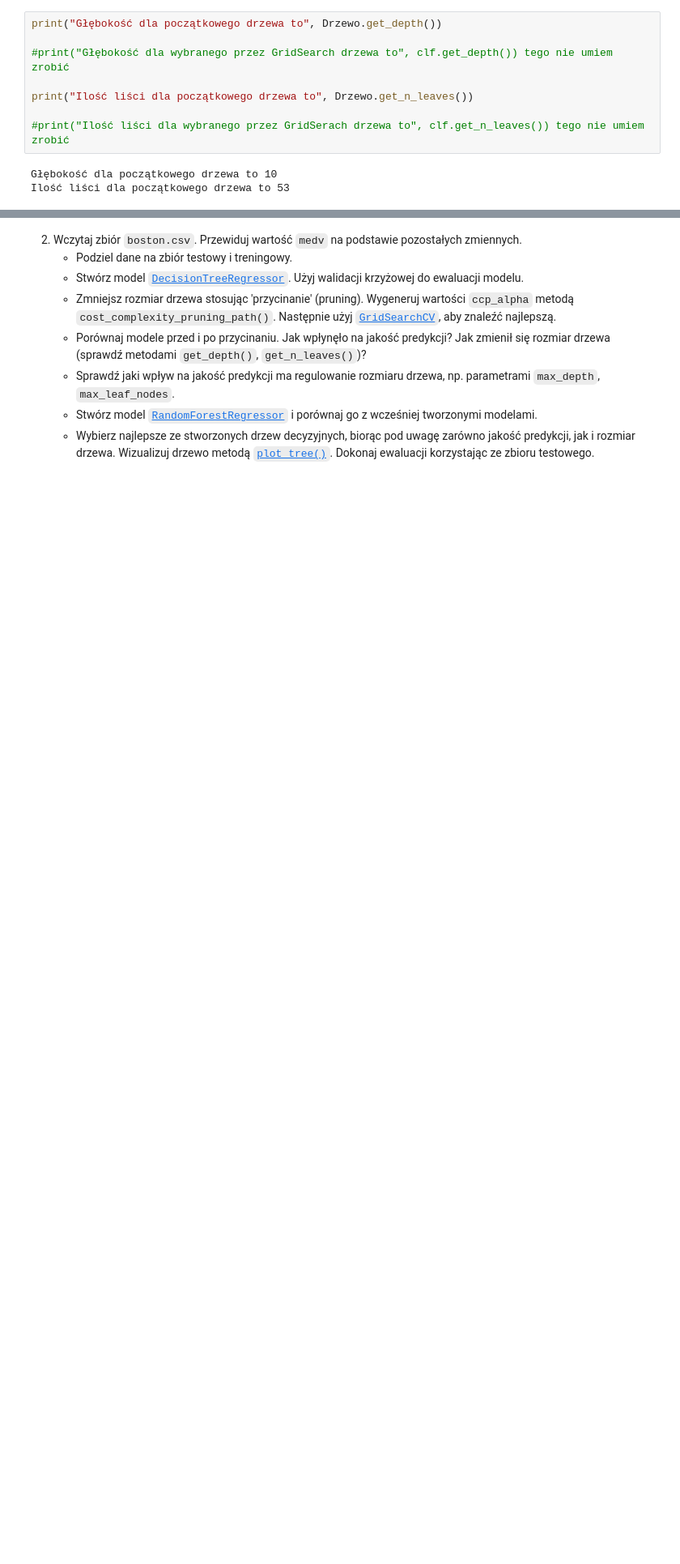
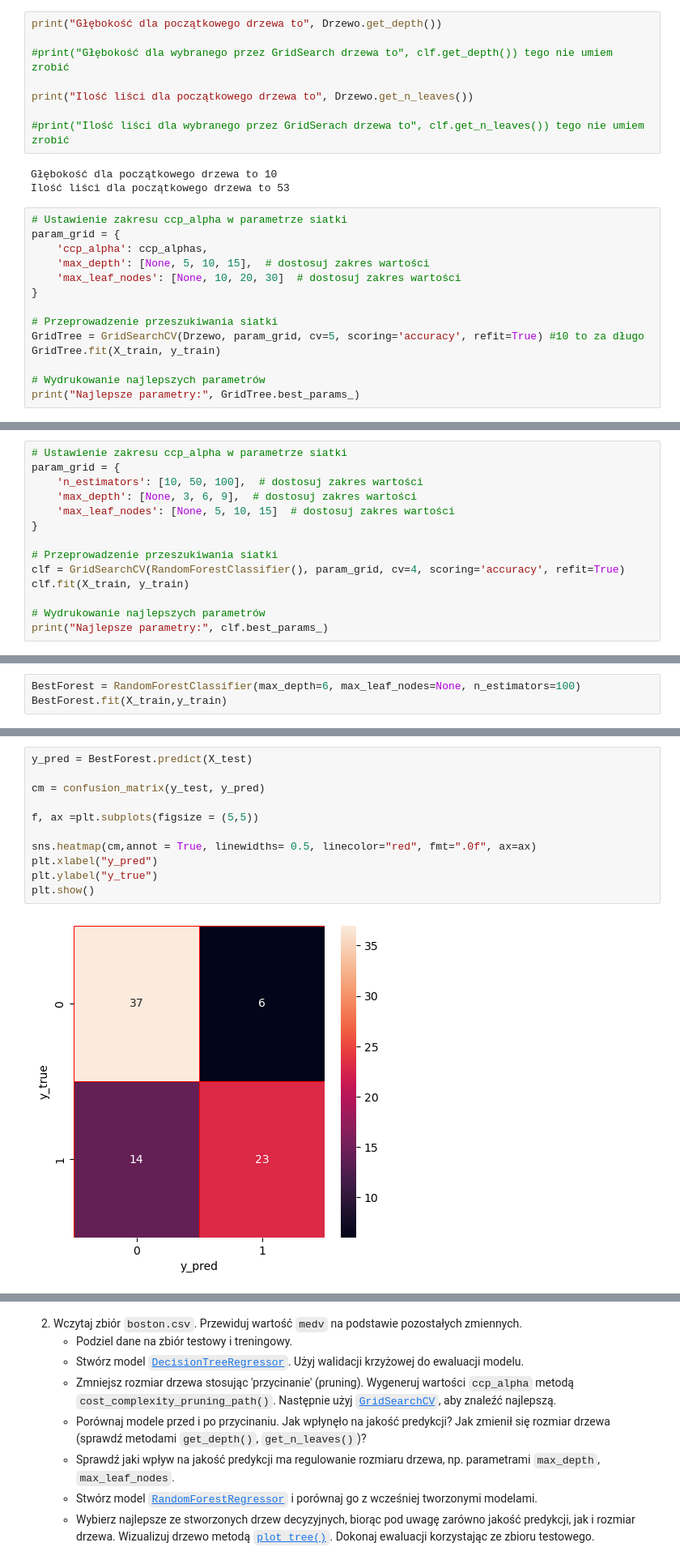
Before and after one commit to MichalBrodackiPJA/Eksploracja-i-Wizualizacja-Danych, a Jupyter notebook: Ćwiczenia 5/Lab - Drzewa.ipynb, the cells around one changed output, grey strips where cells are left out. Shown at 81% size. Saved outputs shown, nothing was run; the diff lists cells and outputs as text; blank space fills up the shorter version.

```diff
--- a/Ćwiczenia 5/Lab - Drzewa.ipynb
+++ b/Ćwiczenia 5/Lab - Drzewa.ipynb
@@ -226,3 +226,17 @@ print("Ilość liści dla początkowego drzewa to", Drzewo.get_n_leaves())
 # %% [output]
 Głębokość dla początkowego drzewa to 10
 Ilość liści dla początkowego drzewa to 53
+# %%
+# Ustawienie zakresu ccp_alpha w parametrze siatki
+param_grid = {
+    'ccp_alpha': ccp_alphas,
+    'max_depth': [None, 5, 10, 15],  # dostosuj zakres wartości
+    'max_leaf_nodes': [None, 10, 20, 30]  # dostosuj zakres wartości
+}
+
+# Przeprowadzenie przeszukiwania siatki
+GridTree = GridSearchCV(Drzewo, param_grid, cv=5, scoring='accuracy', refit=True) #10 to za długo
+GridTree.fit(X_train, y_train)
+
+# Wydrukowanie najlepszych parametrów
+print("Najlepsze parametry:", GridTree.best_params_)
@@ -228,0 +247,14 @@ Ilość liści dla początkowego drzewa to 53
+# %%
+# Ustawienie zakresu ccp_alpha w parametrze siatki
+param_grid = {
+    'n_estimators': [10, 50, 100],  # dostosuj zakres wartości
+    'max_depth': [None, 3, 6, 9],  # dostosuj zakres wartości
+    'max_leaf_nodes': [None, 5, 10, 15]  # dostosuj zakres wartości
+}
+
+# Przeprowadzenie przeszukiwania siatki
+clf = GridSearchCV(RandomForestClassifier(), param_grid, cv=4, scoring='accuracy', refit=True)
+clf.fit(X_train, y_train)
+
+# Wydrukowanie najlepszych parametrów
+print("Najlepsze parametry:", clf.best_params_)
@@ -228,0 +263,3 @@ Ilość liści dla początkowego drzewa to 53
+# %%
+BestForest = RandomForestClassifier(max_depth=6, max_leaf_nodes=None, n_estimators=100)
+BestForest.fit(X_train,y_train)
@@ -228,0 +268,13 @@ Ilość liści dla początkowego drzewa to 53
+# %%
+y_pred = BestForest.predict(X_test)
+
+cm = confusion_matrix(y_test, y_pred)
+
+f, ax =plt.subplots(figsize = (5,5))
+
+sns.heatmap(cm,annot = True, linewidths= 0.5, linecolor="red", fmt=".0f", ax=ax)
+plt.xlabel("y_pred")
+plt.ylabel("y_true")
+plt.show()
+# %% [output]
+[figure, added]
```
Also changed, not shown: parts of 16 cells of this notebook.
